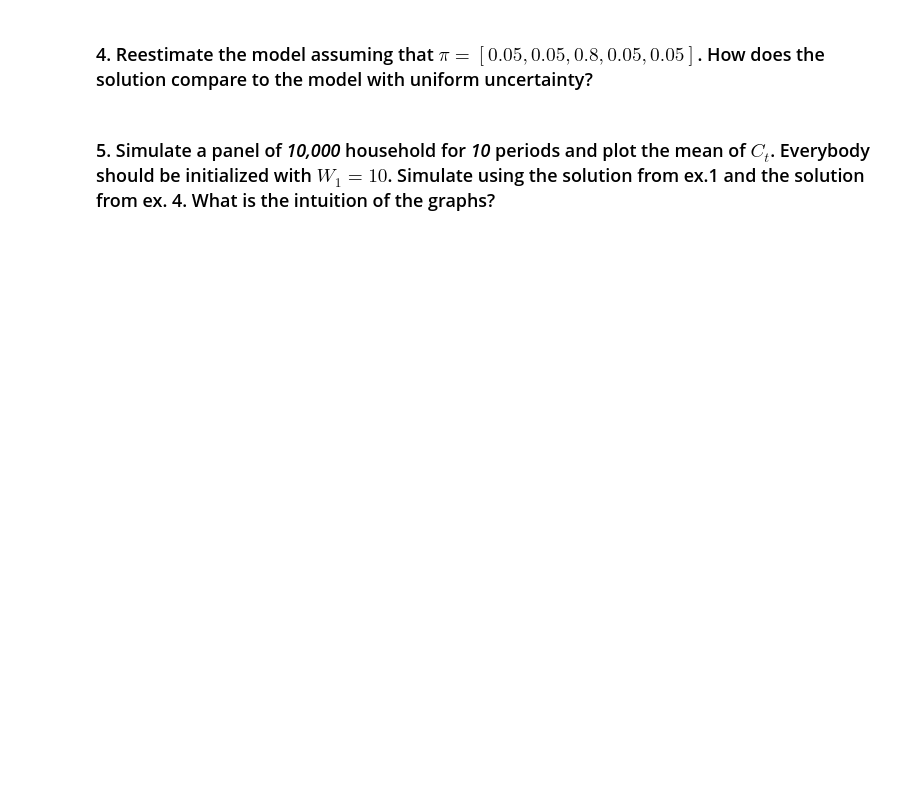
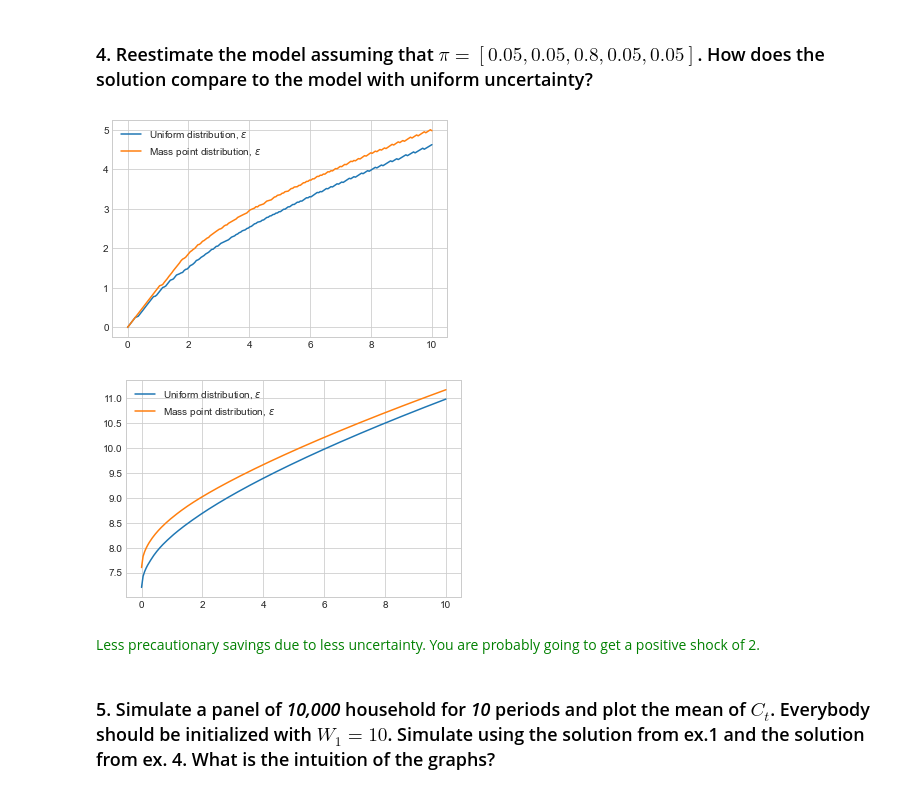
Before and after one commit to FrederikDegn/dp_ucph, a Jupyter notebook: 1_theory_tools/exercises/ex_ante/04_cake_eating_uncertainty.ipynb, the cells around one changed output. Saved outputs shown, nothing was run; the diff lists cells and outputs as text; code cells hidden in the pictures; blank space fills up the shorter version.

```diff
--- a/1_theory_tools/exercises/ex_ante/04_cake_eating_uncertainty.ipynb
+++ b/1_theory_tools/exercises/ex_ante/04_cake_eating_uncertainty.ipynb
@@ -85,16 +92,23 @@ plt.legend();plt.show()
 ### 4. Reestimate the model assuming that $\pi = [0.05, 0.05, 0.8, 0.05, 0.05]$. How does the solution compare to the model with uniform uncertainty?
 # %%
 class par_mass(par): pass
-par_mass.pi = #fill in
+par_mass.pi = [0.05,0.05,0.8,0.05,0.05]
 sol_mass = ex4.solve_consumption_uncertainty(par_mass)
 
 # Compare
 plt.plot(sol.grid_W[:,0],sol.C[:,0], label='Uniform distribution, $\epsilon$')
 plt.plot(sol_mass.grid_W[:,0],sol_mass.C[:,0], label='Mass point distribution, $\epsilon$')
 plt.legend();plt.show()
 plt.plot(sol.grid_W[:,0],sol.V[:,0], label='Uniform distribution, $\epsilon$')
 plt.plot(sol_mass.grid_W[:,0],sol_mass.V[:,0], label='Mass point distribution, $\epsilon$')
 plt.legend();plt.show()
+# %% [output]
+[figure, added]
+[figure, added]
+# %% [markdown]
+<span style="color:green">
+    Less precautionary savings due to less uncertainty. You are probably going to get a positive shock of 2.
+</span>
 # %% [markdown]
 ### 5. Simulate a panel of *10,000* household for *10* periods and plot the mean of $C_t$. Everybody should be initialized with $W_1 = 10$. Simulate using the solution from ex.1 and the solution from ex. 4. What is the intuition of the graphs?
 # %%
```
Also changed, not shown: parts of 5 cells of this notebook.
